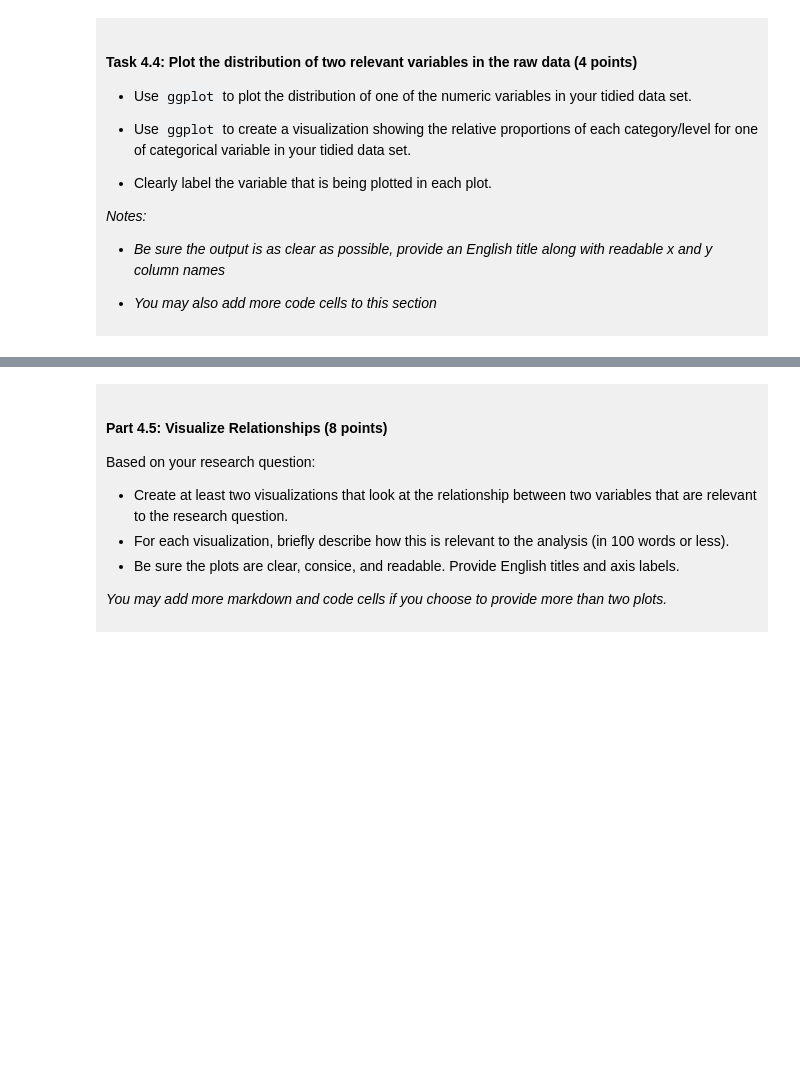
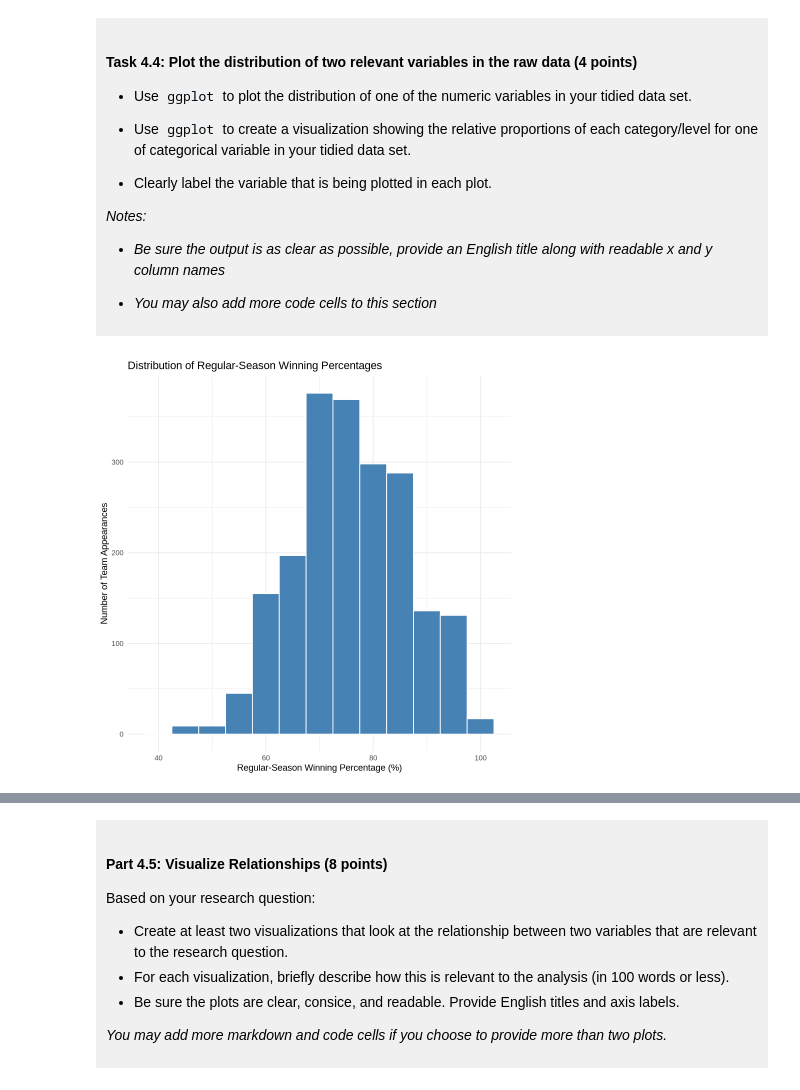
Before and after one commit to alangodfather/dsci-100-project-alan-li, a Jupyter notebook: dsci-100-project-notebook.ipynb, the cells around one changed output, grey strips where cells are left out. Cells and saved outputs as stored; diff of their text form; code cells hidden in the pictures; blank space fills up the shorter version.

```diff
--- a/dsci-100-project-notebook.ipynb
+++ b/dsci-100-project-notebook.ipynb
@@ -293,5 +368,17 @@ You will refine your research question (if needed) and produce a tidy data set.
 
 </div>
 # %%
-### EDIT THIS CODE CELL FOR PLOT 1 ###
+# Plot 1
+win_pct_plot <- ggplot(basketball_tidy,
+                       aes(x = reg_wins_pct)) +
+    geom_histogram(binwidth = 5, fill = "steelblue",
+                   colour = "white") +
+    labs(title = "Distribution of Regular-Season Winning Percentages",
+         x = "Regular-Season Winning Percentage (%)",
+         y = "Number of Team Appearances") +
+    theme_minimal()
+
+win_pct_plot
+# %% [output]
+[figure, added]
 # %%
```
Also changed, not shown: parts of 24 cells of this notebook.
